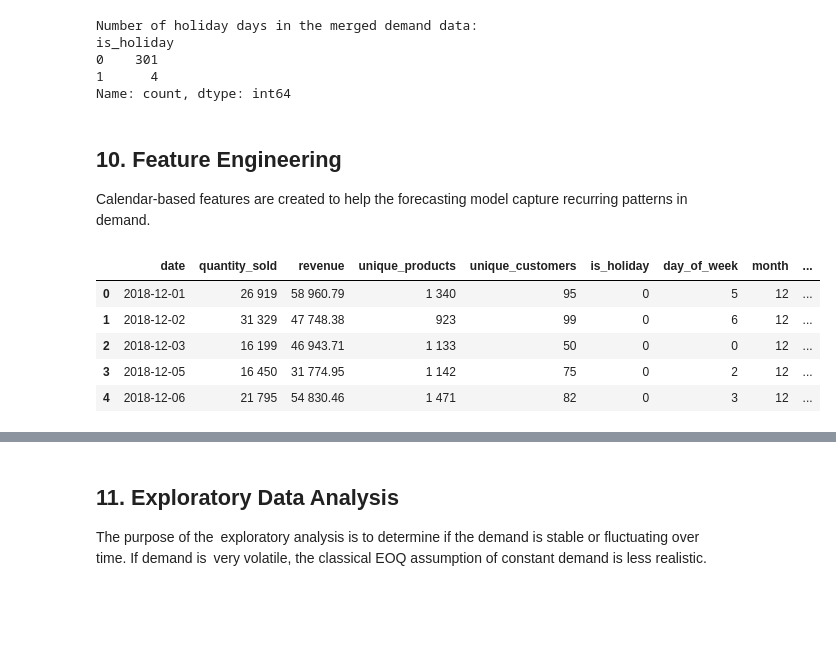
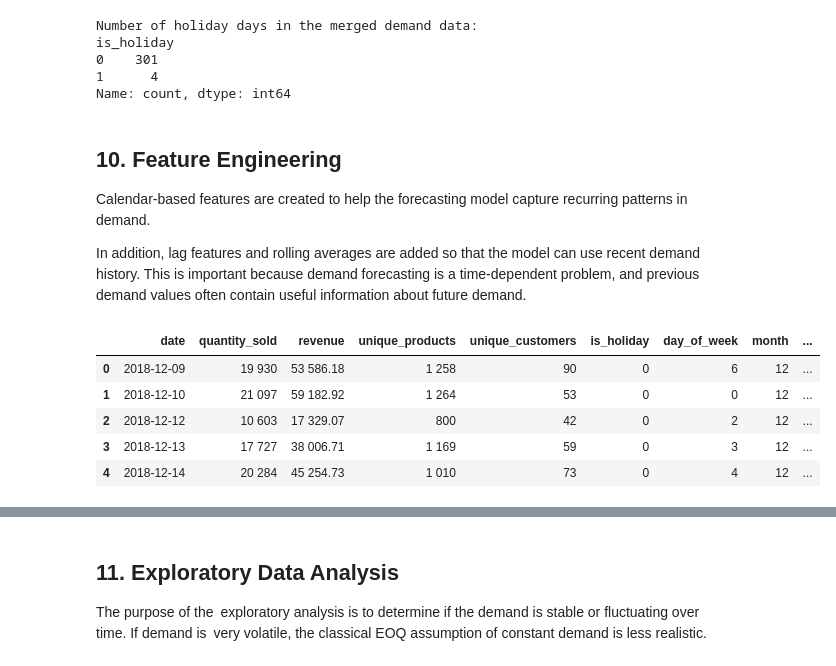
Before and after one commit to Nikolinakr/data-driven-demand-planning-eoq, a Jupyter notebook: notebooks/data-driven-demand-planning-eoq.ipynb, the cells around one changed output, grey strips where cells are left out. Cells and saved outputs as stored; diff of their text form; code cells hidden in the pictures; blank space fills up the shorter version.

```diff
--- a/notebooks/data-driven-demand-planning-eoq.ipynb
+++ b/notebooks/data-driven-demand-planning-eoq.ipynb
@@ -365,23 +365,42 @@ Name: count, dtype: int64
 ## 10. Feature Engineering
 
 Calendar-based features are created to help the forecasting model capture recurring patterns in demand.
+
+In addition, lag features and rolling averages are added so that the model can use recent demand history. This is important because demand forecasting is a time-dependent problem, and previous demand values often contain useful information about future demand.
 # %%
+daily_demand = daily_demand.sort_values("date").reset_index(drop=True)
+
 daily_demand["day_of_week"] = daily_demand["date"].dt.dayofweek
 daily_demand["month"] = daily_demand["date"].dt.month
 daily_demand["week_of_year"] = daily_demand["date"].dt.isocalendar().week.astype(int)
 daily_demand["is_weekend"] = daily_demand["day_of_week"].isin([5, 6]).astype(int)
+
+# Lag features: demand from previous periods
+# These features help the model capture temporal dependency in demand.
+daily_demand["lag_1"] = daily_demand["quantity_sold"].shift(1)
+daily_demand["lag_7"] = daily_demand["quantity_sold"].shift(7)
+
+# Rolling average based only on past values.
+# shift(1) is used to avoid using the current day's demand when predicting that same day.
+daily_demand["rolling_mean_7"] = daily_demand["quantity_sold"].shift(1).rolling(window=7).mean()
+
+# Remove the first rows where lag and rolling features are not available.
+daily_demand = daily_demand.dropna().reset_index(drop=True)
 
 daily_demand.head().style.format({
     "date": lambda x: x.strftime("%Y-%m-%d"),
     "quantity_sold": lambda x: f"{x:,.0f}".replace(",", " "),
     "revenue": lambda x: f"{x:,.2f}".replace(",", " "),
     "unique_products": lambda x: f"{x:,.0f}".replace(",", " "),
     "unique_customers": lambda x: f"{x:,.0f}".replace(",", " "),
+    "lag_1": lambda x: f"{x:,.0f}".replace(",", " "),
+    "lag_7": lambda x: f"{x:,.0f}".replace(",", " "),
+    "rolling_mean_7": lambda x: f"{x:,.2f}".replace(",", " "),
     })
 # %% [output]
 |  | date | quantity_sold | revenue | unique_products | unique_customers | is_holiday | day_of_week | month | ... |
-| 0 | 2018-12-01 | 26 919 | 58 960.79 | 1 340 | 95 | 0 | 5 | 12 | ... |
-| 1 | 2018-12-02 | 31 329 | 47 748.38 | 923 | 99 | 0 | 6 | 12 | ... |
-| 2 | 2018-12-03 | 16 199 | 46 943.71 | 1 133 | 50 | 0 | 0 | 12 | ... |
-| 3 | 2018-12-05 | 16 450 | 31 774.95 | 1 142 | 75 | 0 | 2 | 12 | ... |
-| 4 | 2018-12-06 | 21 795 | 54 830.46 | 1 471 | 82 | 0 | 3 | 12 | ... |
+| 0 | 2018-12-09 | 19 930 | 53 586.18 | 1 258 | 90 | 0 | 6 | 12 | ... |
+| 1 | 2018-12-10 | 21 097 | 59 182.92 | 1 264 | 53 | 0 | 0 | 12 | ... |
+| 2 | 2018-12-12 | 10 603 | 17 329.07 | 800 | 42 | 0 | 2 | 12 | ... |
+| 3 | 2018-12-13 | 17 727 | 38 006.71 | 1 169 | 59 | 0 | 3 | 12 | ... |
+| 4 | 2018-12-14 | 20 284 | 45 254.73 | 1 010 | 73 | 0 | 4 | 12 | ... |
```
Also changed, not shown: parts of 19 cells of this notebook.
